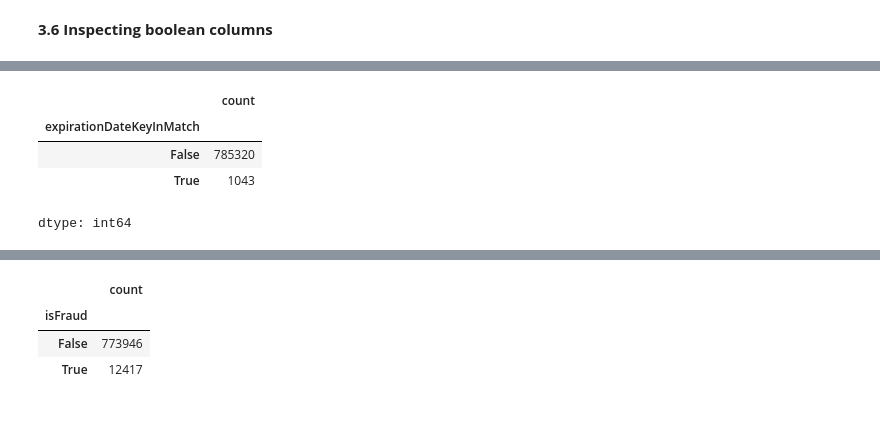
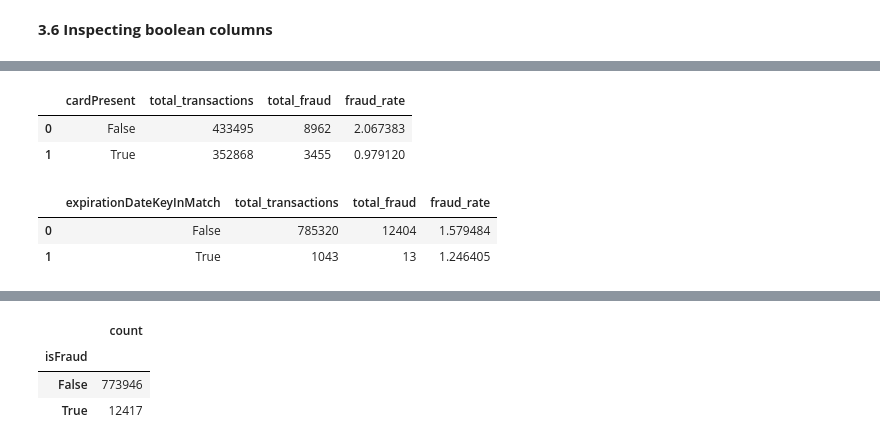
Before and after one commit to KGuruPrasad94/DS_challenge_C1, a Jupyter notebook: DS_challenge.ipynb, the cells around one changed output, grey strips where cells are left out. Saved outputs shown, nothing was run; the diff lists cells and outputs as text; code cells hidden in the pictures; blank space fills up the shorter version.

```diff
--- a/DS_challenge.ipynb
+++ b/DS_challenge.ipynb
@@ -472,9 +491,34 @@ dtype: int64
-# %%
-# inspecting expirationDateKeyInMatch
-df['expirationDateKeyInMatch'].value_counts()
-# %% [output]
-|  | count |
-| expirationDateKeyInMatch |  |
-| False | 785320 |
-| True | 1043 |
-dtype: int64
+# %%
+# inspecting cardPresent column
+
+card_fraud_summary = df.groupby('cardPresent').agg(
+    total_transactions=('isFraud', 'count'),
+    total_fraud=('isFraud', 'sum')
+)
+
+card_fraud_summary['fraud_rate'] = (card_fraud_summary['total_fraud'] / card_fraud_summary['total_transactions'])*100
+card_fraud_summary = card_fraud_summary.reset_index()
+card_fraud_summary = pd.DataFrame(card_fraud_summary)
+card_fraud_summary
+# %% [output]
+|  | cardPresent | total_transactions | total_fraud | fraud_rate |
+| 0 | False | 433495 | 8962 | 2.067383 |
+| 1 | True | 352868 | 3455 | 0.979120 |
+# %%
+# inspecting expirationDateKeyInMatch column
+
+df['expirationDateKeyInMatch'].value_counts()
+
+exp_fraud_summary = df.groupby('expirationDateKeyInMatch').agg(
+    total_transactions=('isFraud', 'count'),
+    total_fraud=('isFraud', 'sum')
+)
+
+exp_fraud_summary['fraud_rate'] = (exp_fraud_summary['total_fraud'] / exp_fraud_summary['total_transactions'])*100
+exp_fraud_summary = exp_fraud_summary.reset_index()
+exp_fraud_summary = pd.DataFrame(exp_fraud_summary)
+exp_fraud_summary
+# %% [output]
+|  | expirationDateKeyInMatch | total_transactions | total_fraud | fraud_rate |
+| 0 | False | 785320 | 12404 | 1.579484 |
+| 1 | True | 1043 | 13 | 1.246405 |
```
Also changed, not shown: parts of 58 cells of this notebook.
